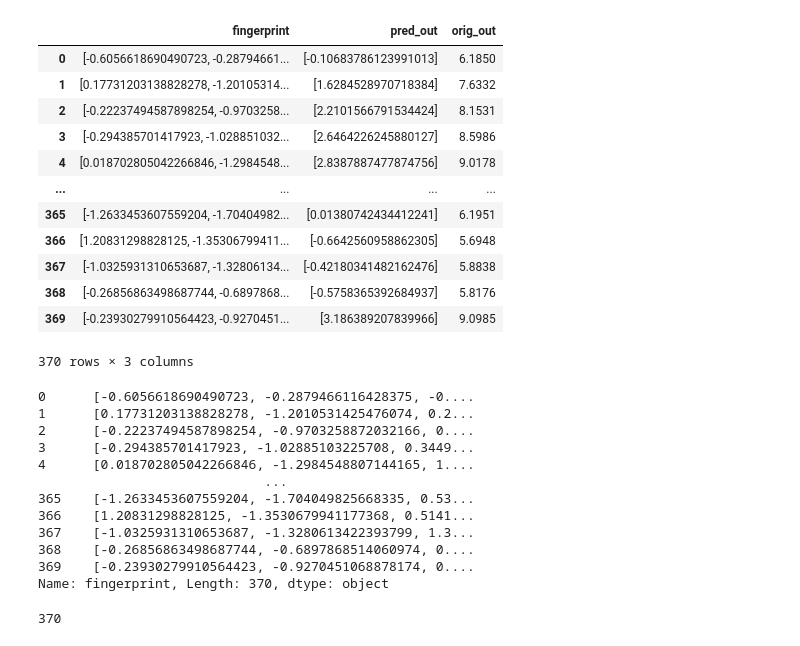
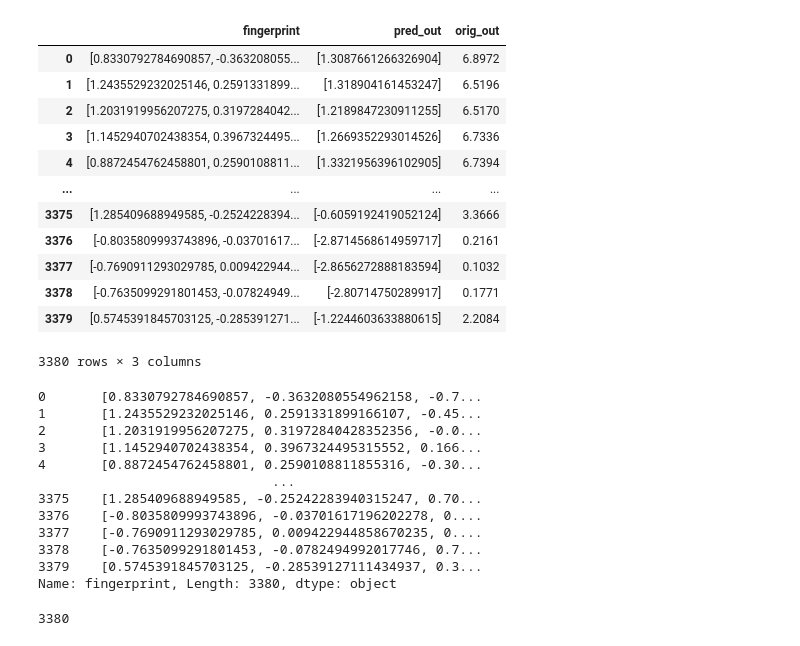
Before and after one commit to liberty-1776/TransPolymer, a Jupyter notebook: dim_red.ipynb, the cells around one changed output. Saved outputs shown, nothing was run; the diff lists cells and outputs as text; code cells hidden in the pictures.

```diff
--- a/dim_red.ipynb
+++ b/dim_red.ipynb
@@ -5,45 +5,45 @@ from openTSNE import TSNE
 import ast
 from sklearn.decomposition import PCA
 # %%
-df = pd.read_csv('mywork/result_data/Non-Augmented/Ei/Ei_pretrain_fingerprint.csv')
+df = pd.read_csv('mywork/result_data/Augmented/Egc/Egc_best_fingerprint.csv')
 df
 # %% [output]
 |  | fingerprint | pred_out | orig_out |
-| 0 | [-0.6056618690490723, -0.28794661... | [-0.10683786123991013] | 6.1850 |
-| 1 | [0.17731203138828278, -1.20105314... | [1.6284528970718384] | 7.6332 |
-| 2 | [-0.22237494587898254, -0.9703258... | [2.2101566791534424] | 8.1531 |
-| 3 | [-0.294385701417923, -1.028851032... | [2.6464226245880127] | 8.5986 |
-| 4 | [0.018702805042266846, -1.2984548... | [2.8387887477874756] | 9.0178 |
+| 0 | [0.8330792784690857, -0.363208055... | [1.3087661266326904] | 6.8972 |
+| 1 | [1.2435529232025146, 0.2591331899... | [1.318904161453247] | 6.5196 |
+| 2 | [1.2031919956207275, 0.3197284042... | [1.2189847230911255] | 6.5170 |
+| 3 | [1.1452940702438354, 0.3967324495... | [1.2669352293014526] | 6.7336 |
+| 4 | [0.8872454762458801, 0.2590108811... | [1.3321956396102905] | 6.7394 |
 | ... | ... | ... | ... |
-| 365 | [-1.2633453607559204, -1.70404982... | [0.01380742434412241] | 6.1951 |
-| 366 | [1.20831298828125, -1.35306799411... | [-0.6642560958862305] | 5.6948 |
-| 367 | [-1.0325931310653687, -1.32806134... | [-0.42180341482162476] | 5.8838 |
-| 368 | [-0.26856863498687744, -0.6897868... | [-0.5758365392684937] | 5.8176 |
-| 369 | [-0.23930279910564423, -0.9270451... | [3.186389207839966] | 9.0985 |
+| 3375 | [1.285409688949585, -0.2524228394... | [-0.6059192419052124] | 3.3666 |
+| 3376 | [-0.8035809993743896, -0.03701617... | [-2.8714568614959717] | 0.2161 |
+| 3377 | [-0.7690911293029785, 0.009422944... | [-2.8656272888183594] | 0.1032 |
+| 3378 | [-0.7635099291801453, -0.07824949... | [-2.80714750289917] | 0.1771 |
+| 3379 | [0.5745391845703125, -0.285391271... | [-1.2244603633880615] | 2.2084 |
-370 rows × 3 columns
+3380 rows × 3 columns
 # %%
 df['fingerprint'] = df['fingerprint'].apply(ast.literal_eval)
 # %%
 df['fingerprint']
 # %% [output]
-0      [-0.6056618690490723, -0.2879466116428375, -0....
-1      [0.17731203138828278, -1.2010531425476074, 0.2...
-2      [-0.22237494587898254, -0.9703258872032166, 0....
-3      [-0.294385701417923, -1.02885103225708, 0.3449...
-4      [0.018702805042266846, -1.2984548807144165, 1....
-                             ...
-365    [-1.2633453607559204, -1.704049825668335, 0.53...
-366    [1.20831298828125, -1.3530679941177368, 0.5141...
-367    [-1.0325931310653687, -1.3280613422393799, 1.3...
-368    [-0.26856863498687744, -0.6897868514060974, 0....
-369    [-0.23930279910564423, -0.9270451068878174, 0....
-Name: fingerprint, Length: 370, dtype: object
+0       [0.8330792784690857, -0.3632080554962158, -0.7...
+1       [1.2435529232025146, 0.2591331899166107, -0.45...
+2       [1.2031919956207275, 0.31972840428352356, -0.0...
+3       [1.1452940702438354, 0.3967324495315552, 0.166...
+4       [0.8872454762458801, 0.2590108811855316, -0.30...
+                              ...
+3375    [1.285409688949585, -0.25242283940315247, 0.70...
+3376    [-0.8035809993743896, -0.03701617196202278, 0....
+3377    [-0.7690911293029785, 0.009422944858670235, 0....
+3378    [-0.7635099291801453, -0.0782494992017746, 0.7...
+3379    [0.5745391845703125, -0.28539127111434937, 0.3...
+Name: fingerprint, Length: 3380, dtype: object
 # %%
 #embeddings = df['fingerprint'].tolist() # for pca
 embeddings = np.vstack(df['fingerprint'].values) #for tsne
 len(embeddings)
 # %% [output]
-370
+3380
 # %%
 tsne = TSNE(n_components=2, random_state=41)
 tsne_components = tsne.fit(embeddings)
```
Also changed, not shown: parts of 3 cells of this notebook, 50 other files.
